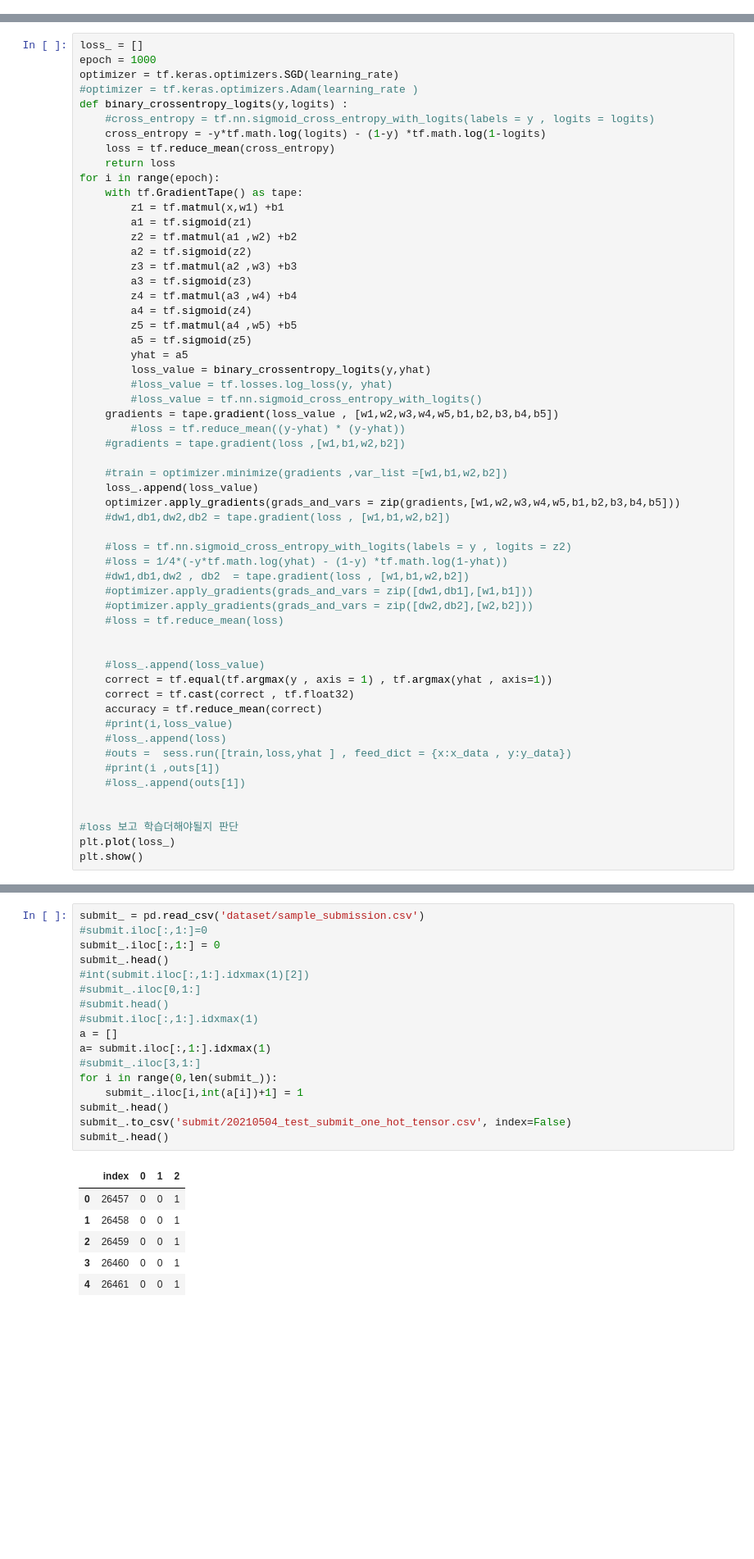
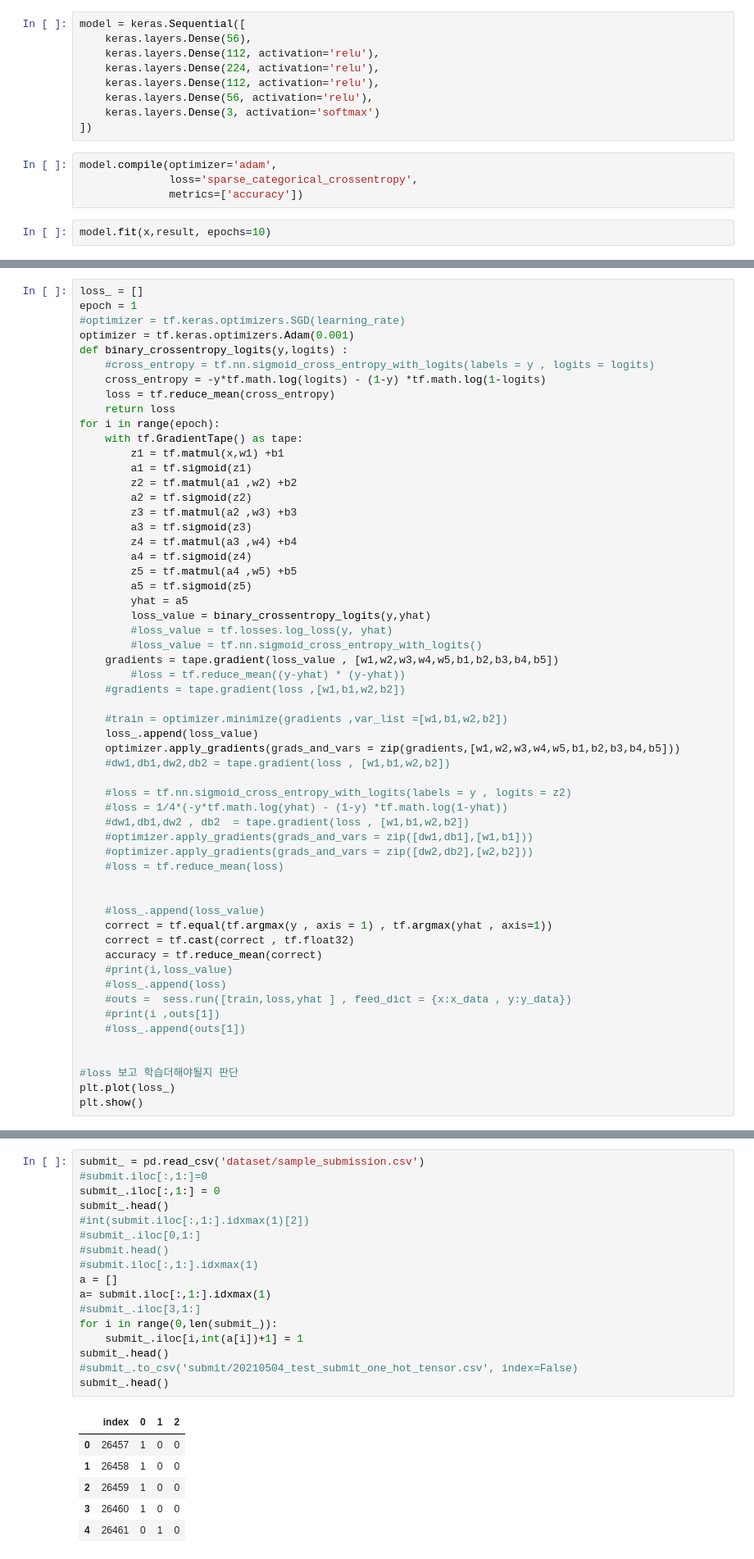
Before and after one commit to SohnQuixote/Dacon_Credit, a Jupyter notebook: Untitled.ipynb, the cells around one changed output, grey strips where cells are left out. Shown at 82% size. Cells and saved outputs as stored; diff of their text form; blank space fills up the shorter version.

```diff
--- a/Untitled.ipynb
+++ b/Untitled.ipynb
@@ -192,3 +194,18 @@ b4 = tf.Variable(tf.random.normal([1,56]), dtype=tf.float32)
 # %%
 w5 = tf.Variable(tf.random.normal([56,3]) , dtype = tf.float32)
 b5 = tf.Variable(tf.random.normal([1,3]), dtype=tf.float32)
+# %%
+model = keras.Sequential([
+    keras.layers.Dense(56),
+    keras.layers.Dense(112, activation='relu'),
+    keras.layers.Dense(224, activation='relu'),
+    keras.layers.Dense(112, activation='relu'),
+    keras.layers.Dense(56, activation='relu'),
+    keras.layers.Dense(3, activation='softmax')
+])
+# %%
+model.compile(optimizer='adam',
+              loss='sparse_categorical_crossentropy',
+              metrics=['accuracy'])
+# %%
+model.fit(x,result, epochs=10)
@@ -195,8 +234,8 @@ b5 = tf.Variable(tf.random.normal([1,3]), dtype=tf.float32)
 # %%
 loss_ = []
-epoch = 1000
-optimizer = tf.keras.optimizers.SGD(learning_rate)
-#optimizer = tf.keras.optimizers.Adam(learning_rate )
+epoch = 1
+#optimizer = tf.keras.optimizers.SGD(learning_rate)
+optimizer = tf.keras.optimizers.Adam(0.001)
 def binary_crossentropy_logits(y,logits) :
     #cross_entropy = tf.nn.sigmoid_cross_entropy_with_logits(labels = y , logits = logits)
     cross_entropy = -y*tf.math.log(logits) - (1-y) *tf.math.log(1-logits)
@@ -328,24 +367,24 @@ submit.to_csv('submit/20210504_test_submit_tensor.csv', index=False)
 # %%
 submit_ = pd.read_csv('dataset/sample_submission.csv')
 #submit.iloc[:,1:]=0
 submit_.iloc[:,1:] = 0
 submit_.head()
 #int(submit.iloc[:,1:].idxmax(1)[2])
 #submit_.iloc[0,1:]
 #submit.head()
 #submit.iloc[:,1:].idxmax(1)
 a = []
 a= submit.iloc[:,1:].idxmax(1)
 #submit_.iloc[3,1:]
 for i in range(0,len(submit_)):
     submit_.iloc[i,int(a[i])+1] = 1
 submit_.head()
-submit_.to_csv('submit/20210504_test_submit_one_hot_tensor.csv', index=False)
+#submit_.to_csv('submit/20210504_test_submit_one_hot_tensor.csv', index=False)
 submit_.head()
 # %% [output]
 |  | index | 0 | 1 | 2 |
-| 0 | 26457 | 0 | 0 | 1 |
-| 1 | 26458 | 0 | 0 | 1 |
-| 2 | 26459 | 0 | 0 | 1 |
-| 3 | 26460 | 0 | 0 | 1 |
-| 4 | 26461 | 0 | 0 | 1 |
+| 0 | 26457 | 1 | 0 | 0 |
+| 1 | 26458 | 1 | 0 | 0 |
+| 2 | 26459 | 1 | 0 | 0 |
+| 3 | 26460 | 1 | 0 | 0 |
+| 4 | 26461 | 0 | 1 | 0 |
```
Also changed, not shown: parts of 15 cells of this notebook, 4 other files.
